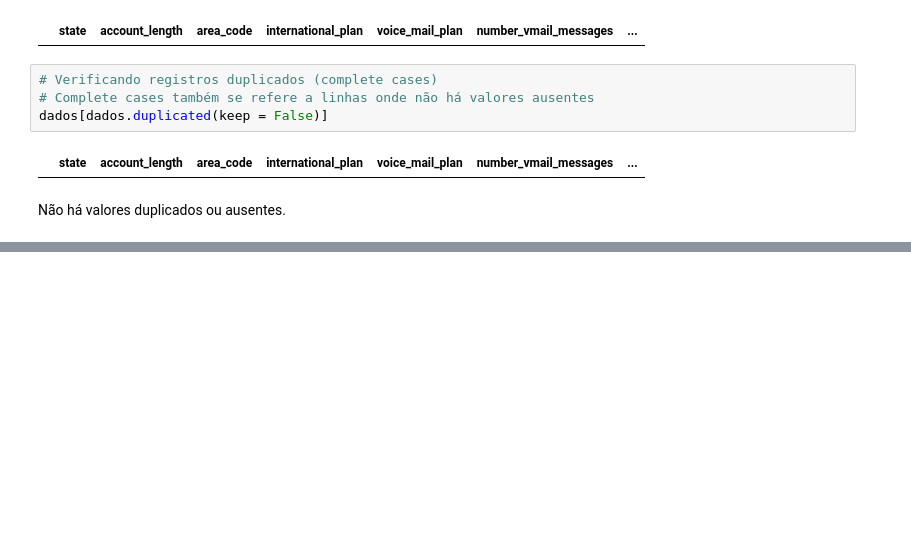
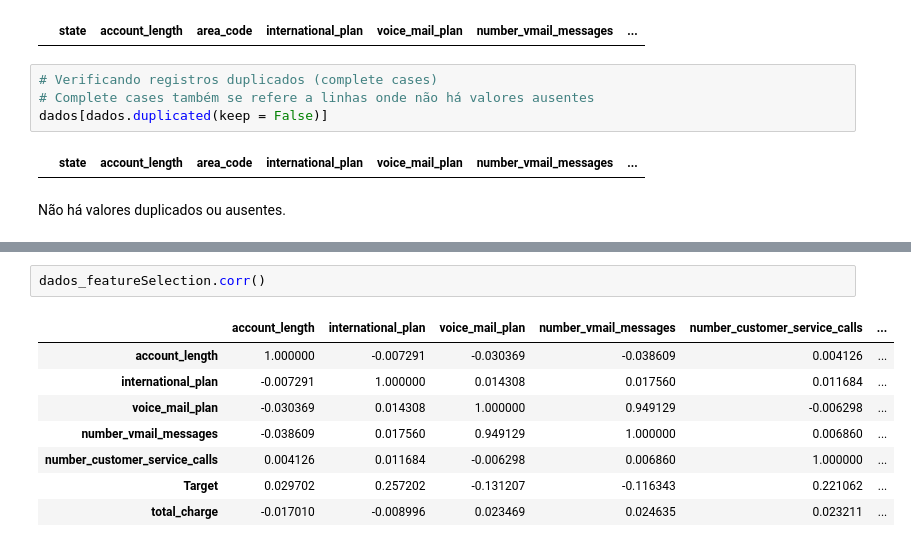
Before and after one commit to GabrielAraujoCarlos/Prevendo-Satisfacao-Cliente-Santander, a Jupyter notebook: PrevendoSatisfacao.ipynb, the cells around one changed output, grey strips where cells are left out. Saved outputs shown, nothing was run; the diff lists cells and outputs as text; blank space fills up the shorter version.

```diff
--- a/PrevendoSatisfacao.ipynb
+++ b/PrevendoSatisfacao.ipynb
@@ -138,0 +219,11 @@ Não há valores duplicados ou ausentes.
+# %%
+dados_featureSelection.corr()
+# %% [output]
+|  | account_length | international_plan | voice_mail_plan | number_vmail_messages | number_customer_service_calls | ... |
+| account_length | 1.000000 | -0.007291 | -0.030369 | -0.038609 | 0.004126 | ... |
+| international_plan | -0.007291 | 1.000000 | 0.014308 | 0.017560 | 0.011684 | ... |
+| voice_mail_plan | -0.030369 | 0.014308 | 1.000000 | 0.949129 | -0.006298 | ... |
+| number_vmail_messages | -0.038609 | 0.017560 | 0.949129 | 1.000000 | 0.006860 | ... |
+| number_customer_service_calls | 0.004126 | 0.011684 | -0.006298 | 0.006860 | 1.000000 | ... |
+| Target | 0.029702 | 0.257202 | -0.131207 | -0.116343 | 0.221062 | ... |
+| total_charge | -0.017010 | -0.008996 | 0.023469 | 0.024635 | 0.023211 | ... |
```
Also changed, not shown: parts of 52 cells of this notebook.
